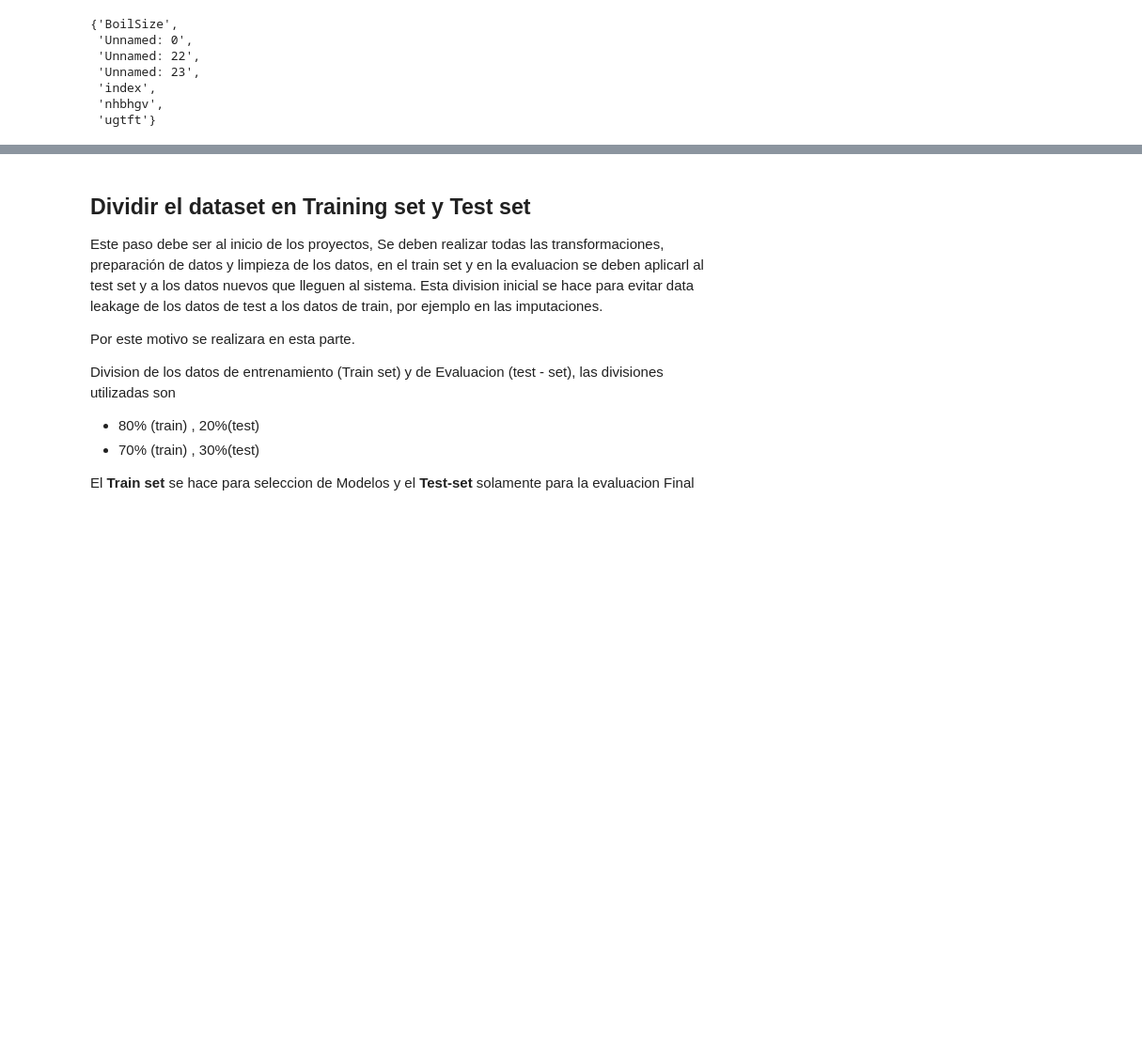
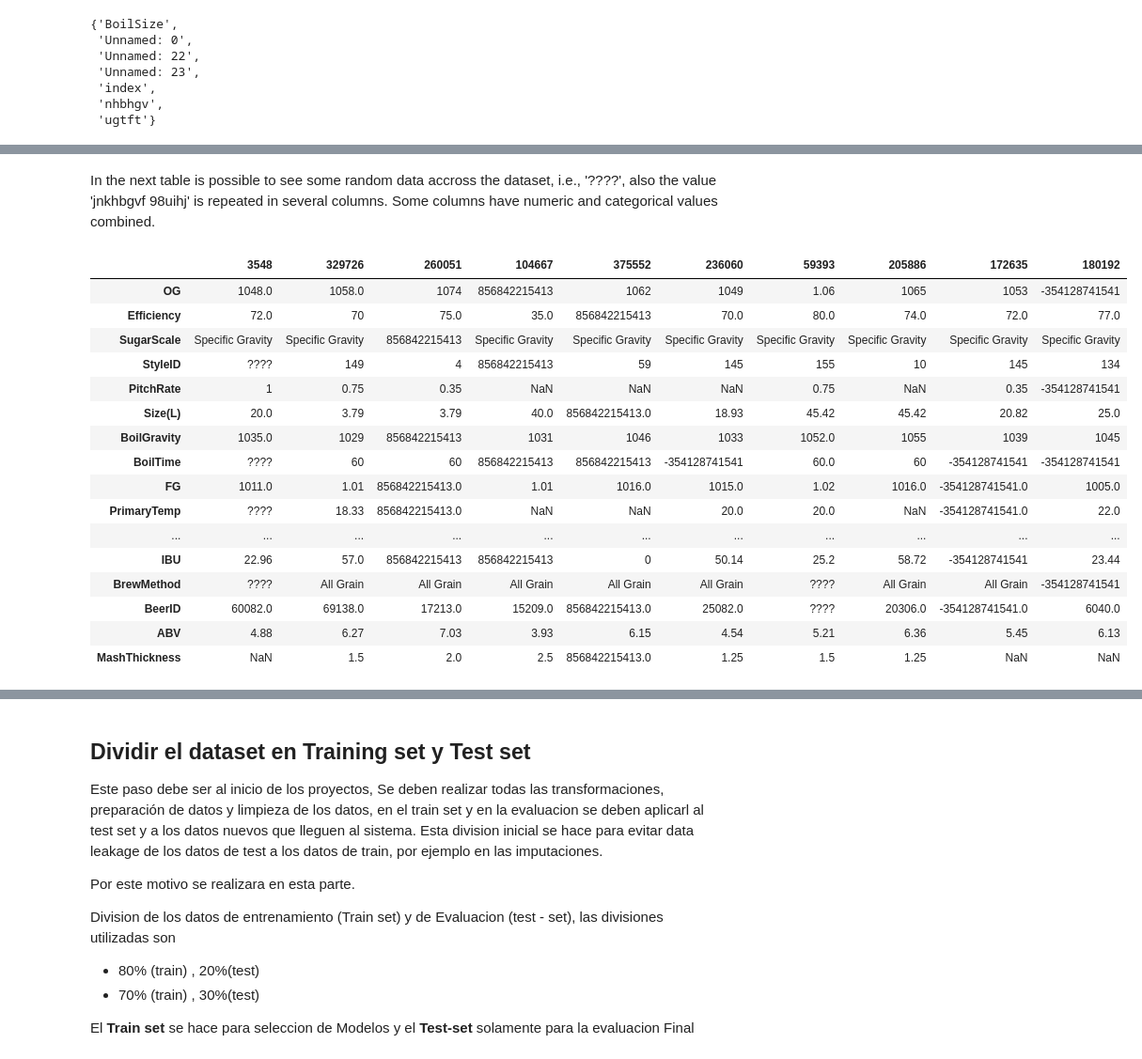
Before and after one commit to SoftwareGHUq/analytical-processing-final-project, a Jupyter notebook: notebooks/general-data-description.ipynb, the cells around one changed output, grey strips where cells are left out. Shown at 94% size. Drawn from its saved outputs; the diff is of its cells as text; code cells hidden in the pictures; blank space fills up the shorter version.

Commit message:
Added some null transforms and removed duplicates

```diff
--- a/notebooks/general-data-description.ipynb
+++ b/notebooks/general-data-description.ipynb
@@ -154,0 +150,2 @@ duplicate_frame.plot.bar(x='column', y='values', title="Count duplicate in colum
+# %%
+data_raw = data_raw.drop(list(columns_not_in_info_set), axis=1)
@@ -154,0 +158,3 @@ duplicate_frame.plot.bar(x='column', y='values', title="Count duplicate in colum
+# %%
+data_raw = data_raw.drop_duplicates()
+len(data_raw)
@@ -154,0 +187,24 @@ duplicate_frame.plot.bar(x='column', y='values', title="Count duplicate in colum
+# %%
+data_raw = data_raw.drop(['PrimingAmount', 'PrimingMethod', 'UserId'], axis=1)
+# %% [markdown]
+In the next table is possible to see some random data accross the dataset, i.e., '????', also the value 'jnkhbgvf 98uihj' is repeated in several columns. Some columns have numeric and categorical values combined.
+# %%
+data_raw.sample(10).T
+# %% [output]
+|  | 3548 | 329726 | 260051 | 104667 | 375552 | 236060 | 59393 | 205886 | 172635 | 180192 |
+| OG | 1048.0 | 1058.0 | 1074 | 856842215413 | 1062 | 1049 | 1.06 | 1065 | 1053 | -354128741541 |
+| Efficiency | 72.0 | 70 | 75.0 | 35.0 | 856842215413 | 70.0 | 80.0 | 74.0 | 72.0 | 77.0 |
+| SugarScale | Specific Gravity | Specific Gravity | 856842215413 | Specific Gravity | Specific Gravity | Specific Gravity | Specific Gravity | Specific Gravity | Specific Gravity | Specific Gravity |
+| StyleID | ???? | 149 | 4 | 856842215413 | 59 | 145 | 155 | 10 | 145 | 134 |
+| PitchRate | 1 | 0.75 | 0.35 | NaN | NaN | NaN | 0.75 | NaN | 0.35 | -354128741541 |
+| Size(L) | 20.0 | 3.79 | 3.79 | 40.0 | 856842215413.0 | 18.93 | 45.42 | 45.42 | 20.82 | 25.0 |
+| BoilGravity | 1035.0 | 1029 | 856842215413 | 1031 | 1046 | 1033 | 1052.0 | 1055 | 1039 | 1045 |
+| BoilTime | ???? | 60 | 60 | 856842215413 | 856842215413 | -354128741541 | 60.0 | 60 | -354128741541 | -354128741541 |
+| FG | 1011.0 | 1.01 | 856842215413.0 | 1.01 | 1016.0 | 1015.0 | 1.02 | 1016.0 | -354128741541.0 | 1005.0 |
+| PrimaryTemp | ???? | 18.33 | 856842215413.0 | NaN | NaN | 20.0 | 20.0 | NaN | -354128741541.0 | 22.0 |
+| ... | ... | ... | ... | ... | ... | ... | ... | ... | ... | ... |
+| IBU | 22.96 | 57.0 | 856842215413 | 856842215413 | 0 | 50.14 | 25.2 | 58.72 | -354128741541 | 23.44 |
+| BrewMethod | ???? | All Grain | All Grain | All Grain | All Grain | All Grain | ???? | All Grain | All Grain | -354128741541 |
+| BeerID | 60082.0 | 69138.0 | 17213.0 | 15209.0 | 856842215413.0 | 25082.0 | ???? | 20306.0 | -354128741541.0 | 6040.0 |
+| ABV | 4.88 | 6.27 | 7.03 | 3.93 | 6.15 | 4.54 | 5.21 | 6.36 | 5.45 | 6.13 |
+| MashThickness | NaN | 1.5 | 2.0 | 2.5 | 856842215413.0 | 1.25 | 1.5 | 1.25 | NaN | NaN |
```
Also changed, not shown: parts of 20 cells of this notebook.
